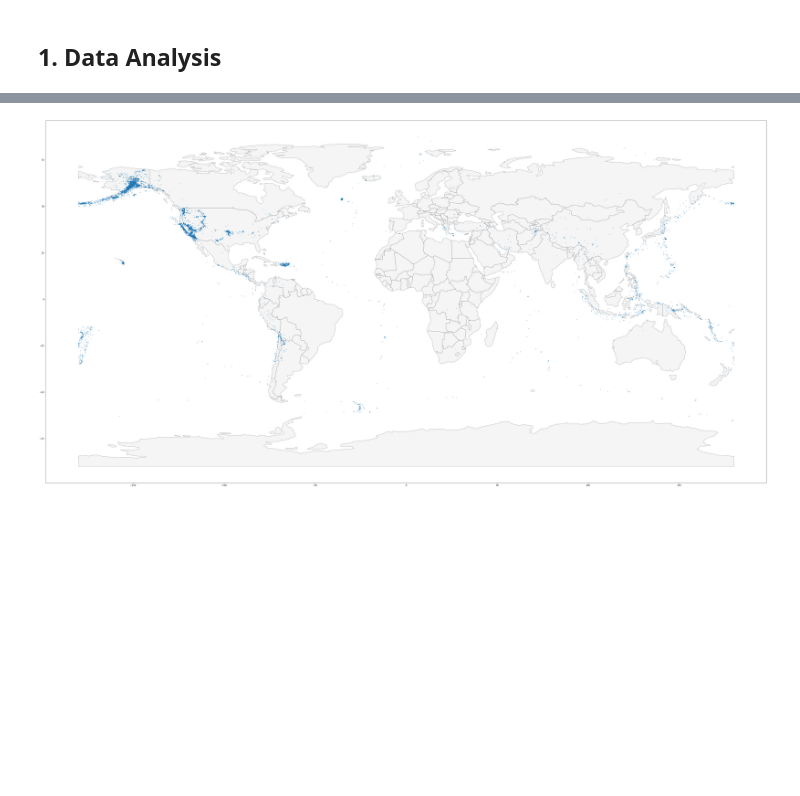
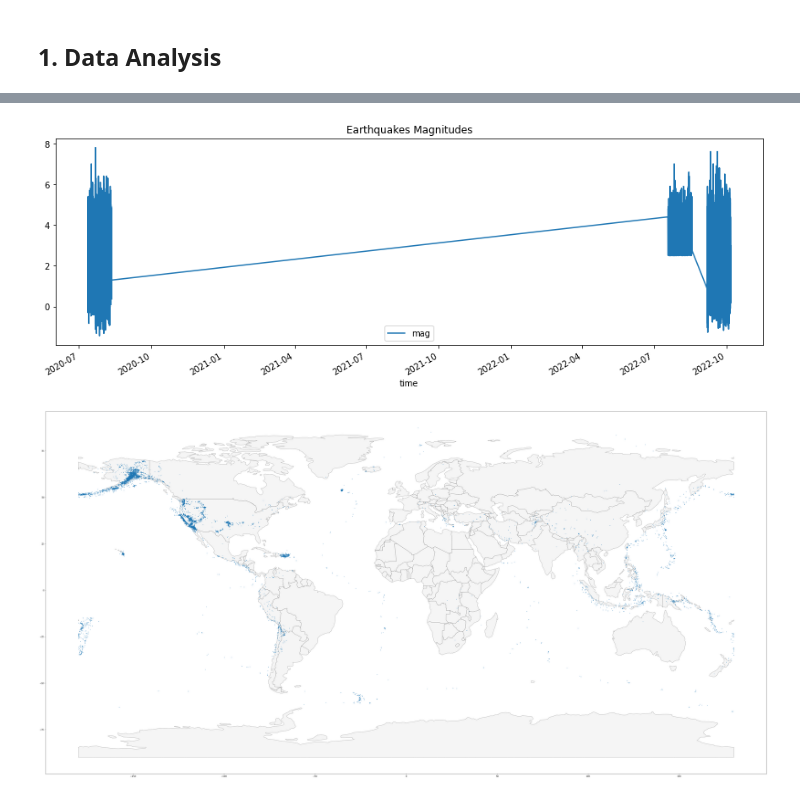
Before and after one commit to Andre-Gilbert/Earthquake-Prediction, a Jupyter notebook: ml/earthquake_prediction.ipynb, the cells around one changed output, grey strips where cells are left out. Cells and saved outputs as stored; diff of their text form; code cells hidden in the pictures; blank space fills up the shorter version.

```diff
--- a/ml/earthquake_prediction.ipynb
+++ b/ml/earthquake_prediction.ipynb
@@ -87,4 +90,9 @@ status                 0
 locationSource         0
 magSource              0
 dtype: int64
+# %%
+df.plot(figsize=(15, 5), title='Earthquakes Magnitudes', y='mag')
+plt.show()
+# %% [output]
+[figure, added]
 # %%
```
Also changed, not shown: parts of 28 cells of this notebook, 7 other files.
